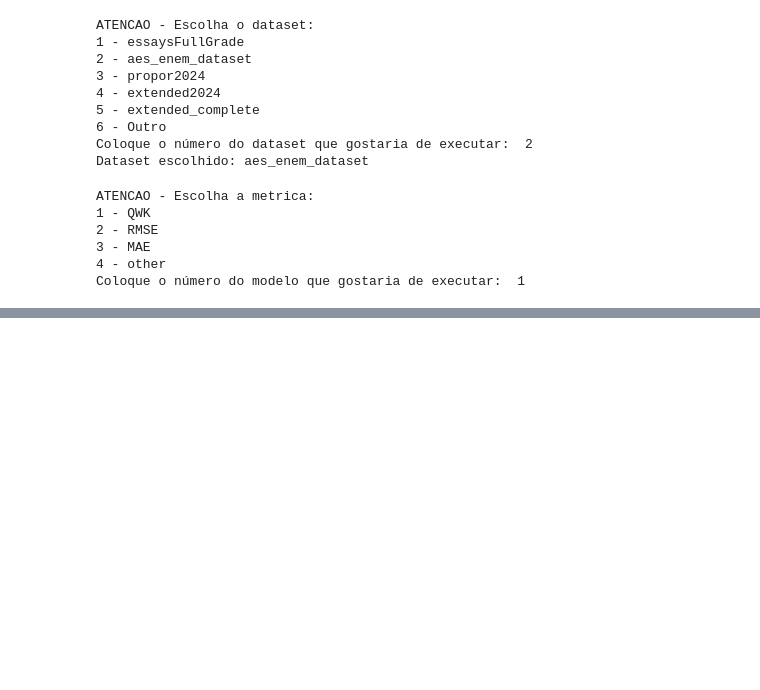
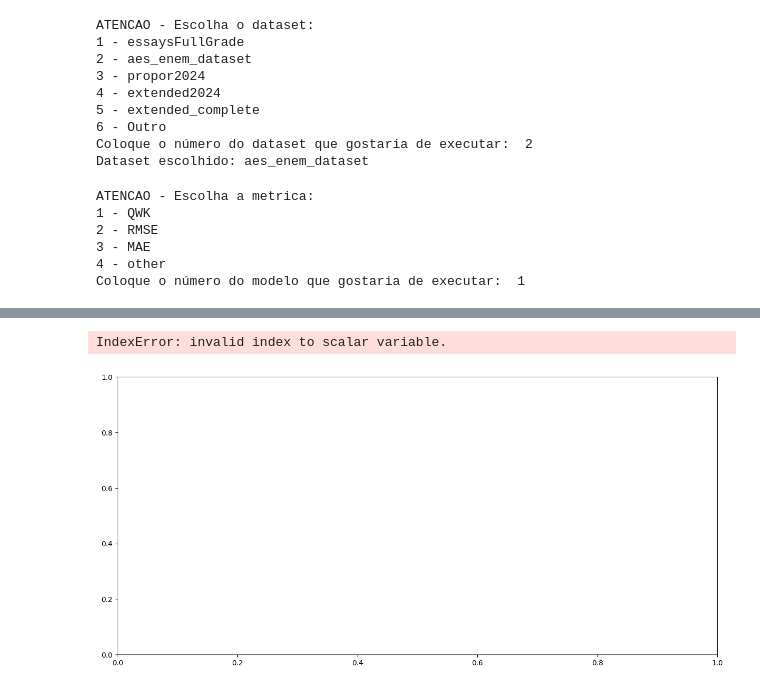
Before and after one commit to dslcosta1/AutomatedENEMEssaysCorrectionUsingChatBots, a Jupyter notebook: EvaluateResults.ipynb, the cells around one changed output, grey strips where cells are left out. Cells and saved outputs as stored; diff of their text form; code cells hidden in the pictures; blank space fills up the shorter version.

```diff
--- a/EvaluateResults.ipynb
+++ b/EvaluateResults.ipynb
@@ -138,0 +195,36 @@ gc.collect()
+# %%
+# Configurações do Boxplot
+fig, ax = plt.subplots(figsize=(15, 7))
+
+# Número de competências
+num_competencias = len(results[0])  # Assumindo que cada `results[i]` tem métricas para todas as competências
+
+# Configurar posições do eixo X para separar experimentos
+positions = []
+labels = []
+for i in range(len(results)):
+    positions.extend([j + i * (num_competencias + 1) for j in range(num_competencias)])
+    labels.extend([f"Comp {j + 1} (Exp {i + 1})" for j in range(num_competencias)])
+
+# Preparar os dados para o boxplot
+data = []
+for i in range(len(results)):  # Para cada experimento
+    for j in range(num_competencias):  # Para cada competência
+        data.append([result[j] for result in results[i]])  # Coletar os dados para competência j do experimento i
+
+# Gerar o Boxplot
+ax.boxplot(data, positions=positions, patch_artist=True)
+
+# Adicionar rótulos e títulos
+ax.set_xticks([pos + 0.5 * num_competencias for pos in range(0, len(positions), num_competencias)])
+ax.set_xticklabels([f"Experimento {i + 1}" for i in range(len(results))], rotation=45)
+ax.set_ylabel(metric_name or "Métrica")
+ax.set_title(f"{metric_name or 'Métrica'}: Boxplot das competências para cada experimento | Modelo: {model_name} | Dataset: {dataset_name}")
+
+# Ajustar layout e exibir o gráfico
+plt.grid(axis='y', linestyle='--', alpha=0.7)
+plt.tight_layout()
+plt.show()
+# %% [output]
+IndexError: invalid index to scalar variable.
+[figure, added]
```
Also changed, not shown: parts of 11 cells of this notebook, 48 other files.
